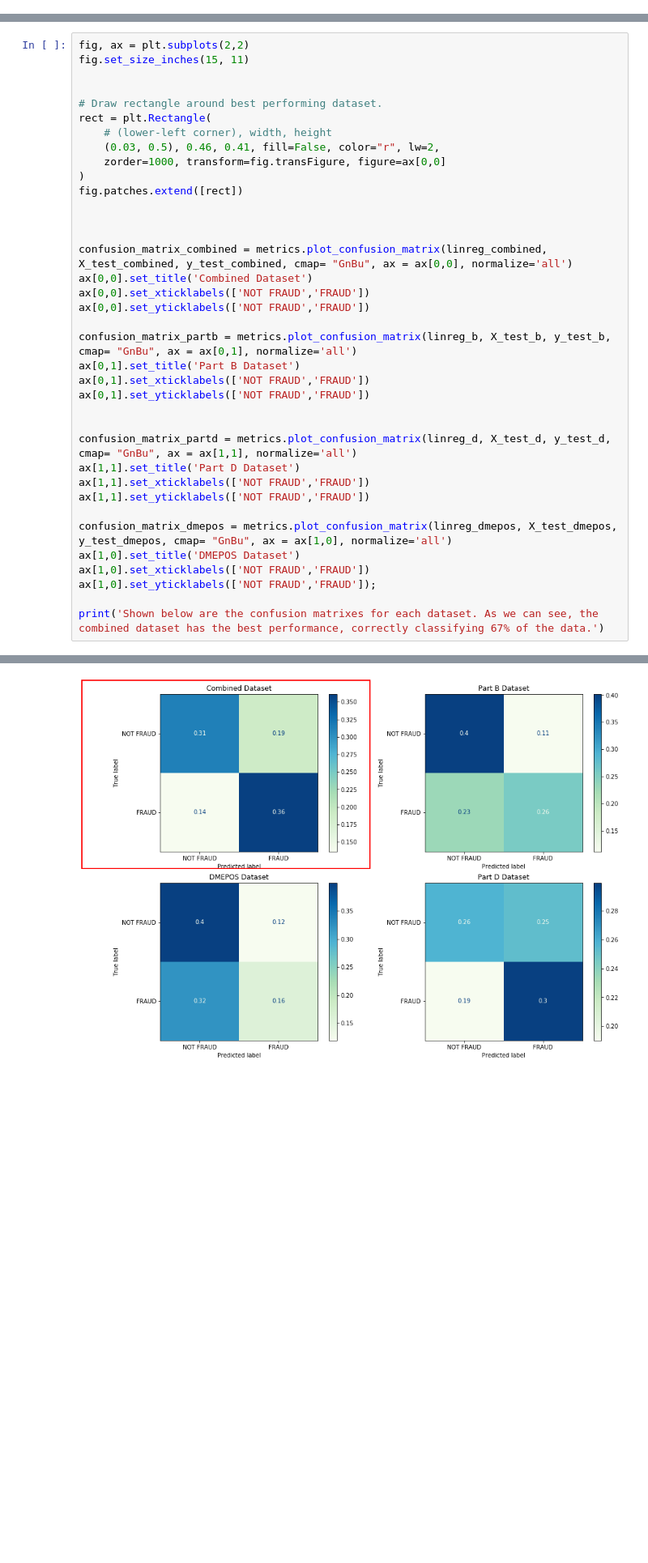
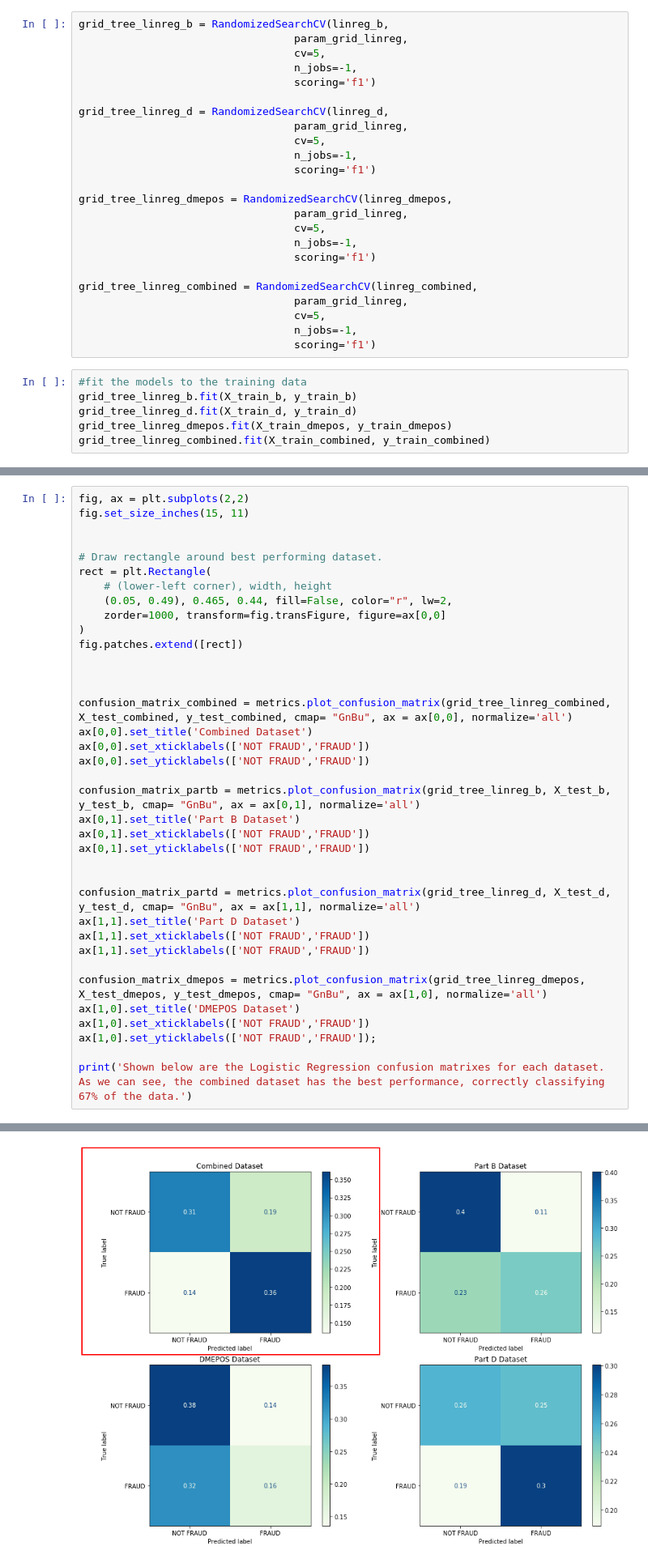
Before and after one commit to brenfrrs/medicare_fraud, a Jupyter notebook: modeling.ipynb, the cells around one changed output, grey strips where cells are left out. Shown: that part at 81% size. Saved outputs shown, nothing was run; the diff lists cells and outputs as text; blank space fills up the shorter version.

```diff
--- a/modeling.ipynb
+++ b/modeling.ipynb
@@ -94,0 +92,30 @@ LogisticRegression(max_iter=10000, penalty='l1', solver='saga')
+# %%
+grid_tree_linreg_b = RandomizedSearchCV(linreg_b,
+                                  param_grid_linreg,
+                                  cv=5,
+                                  n_jobs=-1,
+                                  scoring='f1')
+
+grid_tree_linreg_d = RandomizedSearchCV(linreg_d,
+                                  param_grid_linreg,
+                                  cv=5,
+                                  n_jobs=-1,
+                                  scoring='f1')
+
+grid_tree_linreg_dmepos = RandomizedSearchCV(linreg_dmepos,
+                                  param_grid_linreg,
+                                  cv=5,
+                                  n_jobs=-1,
+                                  scoring='f1')
+
+grid_tree_linreg_combined = RandomizedSearchCV(linreg_combined,
+                                  param_grid_linreg,
+                                  cv=5,
+                                  n_jobs=-1,
+                                  scoring='f1')
+# %%
+#fit the models to the training data
+grid_tree_linreg_b.fit(X_train_b, y_train_b)
+grid_tree_linreg_d.fit(X_train_d, y_train_d)
+grid_tree_linreg_dmepos.fit(X_train_dmepos, y_train_dmepos)
+grid_tree_linreg_combined.fit(X_train_combined, y_train_combined)
@@ -110,38 +143,38 @@ fig.set_size_inches(15, 11)
 
 
 # Draw rectangle around best performing dataset.
 rect = plt.Rectangle(
     # (lower-left corner), width, height
-    (0.03, 0.5), 0.46, 0.41, fill=False, color="r", lw=2,
+    (0.05, 0.49), 0.465, 0.44, fill=False, color="r", lw=2,
     zorder=1000, transform=fig.transFigure, figure=ax[0,0]
 )
 fig.patches.extend([rect])
 
 
 
-confusion_matrix_combined = metrics.plot_confusion_matrix(linreg_combined, X_test_combined, y_test_combined, cmap= "GnBu", ax = ax[0,0], normalize='all')
+confusion_matrix_combined = metrics.plot_confusion_matrix(grid_tree_linreg_combined, X_test_combined, y_test_combined, cmap= "GnBu", ax = ax[0,0], normalize='all')
 ax[0,0].set_title('Combined Dataset')
 ax[0,0].set_xticklabels(['NOT FRAUD','FRAUD'])
 ax[0,0].set_yticklabels(['NOT FRAUD','FRAUD'])
 
-confusion_matrix_partb = metrics.plot_confusion_matrix(linreg_b, X_test_b, y_test_b, cmap= "GnBu", ax = ax[0,1], normalize='all')
+confusion_matrix_partb = metrics.plot_confusion_matrix(grid_tree_linreg_b, X_test_b, y_test_b, cmap= "GnBu", ax = ax[0,1], normalize='all')
 ax[0,1].set_title('Part B Dataset')
 ax[0,1].set_xticklabels(['NOT FRAUD','FRAUD'])
 ax[0,1].set_yticklabels(['NOT FRAUD','FRAUD'])
 
 
-confusion_matrix_partd = metrics.plot_confusion_matrix(linreg_d, X_test_d, y_test_d, cmap= "GnBu", ax = ax[1,1], normalize='all')
+confusion_matrix_partd = metrics.plot_confusion_matrix(grid_tree_linreg_d, X_test_d, y_test_d, cmap= "GnBu", ax = ax[1,1], normalize='all')
 ax[1,1].set_title('Part D Dataset')
 ax[1,1].set_xticklabels(['NOT FRAUD','FRAUD'])
 ax[1,1].set_yticklabels(['NOT FRAUD','FRAUD'])
 
-confusion_matrix_dmepos = metrics.plot_confusion_matrix(linreg_dmepos, X_test_dmepos, y_test_dmepos, cmap= "GnBu", ax = ax[1,0], normalize='all')
+confusion_matrix_dmepos = metrics.plot_confusion_matrix(grid_tree_linreg_dmepos, X_test_dmepos, y_test_dmepos, cmap= "GnBu", ax = ax[1,0], normalize='all')
 ax[1,0].set_title('DMEPOS Dataset')
 ax[1,0].set_xticklabels(['NOT FRAUD','FRAUD'])
 ax[1,0].set_yticklabels(['NOT FRAUD','FRAUD']);
 
-print('Shown below are the confusion matrixes for each dataset. As we can see, the combined dataset has the best performance, correctly classifying 67% of the data.')
+print('Shown below are the Logistic Regression confusion matrixes for each dataset. As we can see, the combined dataset has the best performance, correctly classifying 67% of the data.')
 # %% [output]
 Shown below are the confusion matrixes for each dataset. As we can see, the combined dataset has the best performance, correctly classifying 67% of the data.
-[figure, old version]
+[figure, new version]
 # %%
```
Also changed, not shown: parts of 21 cells of this notebook.
